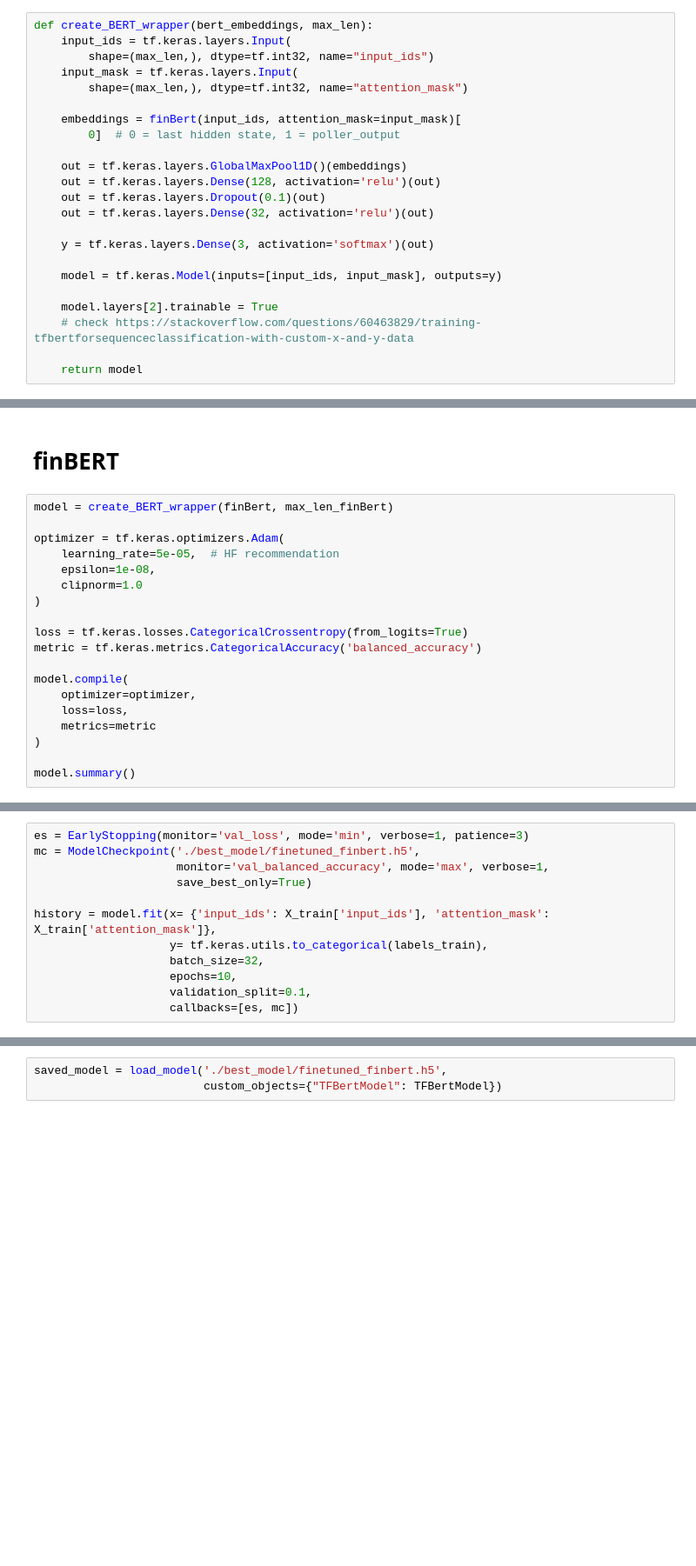
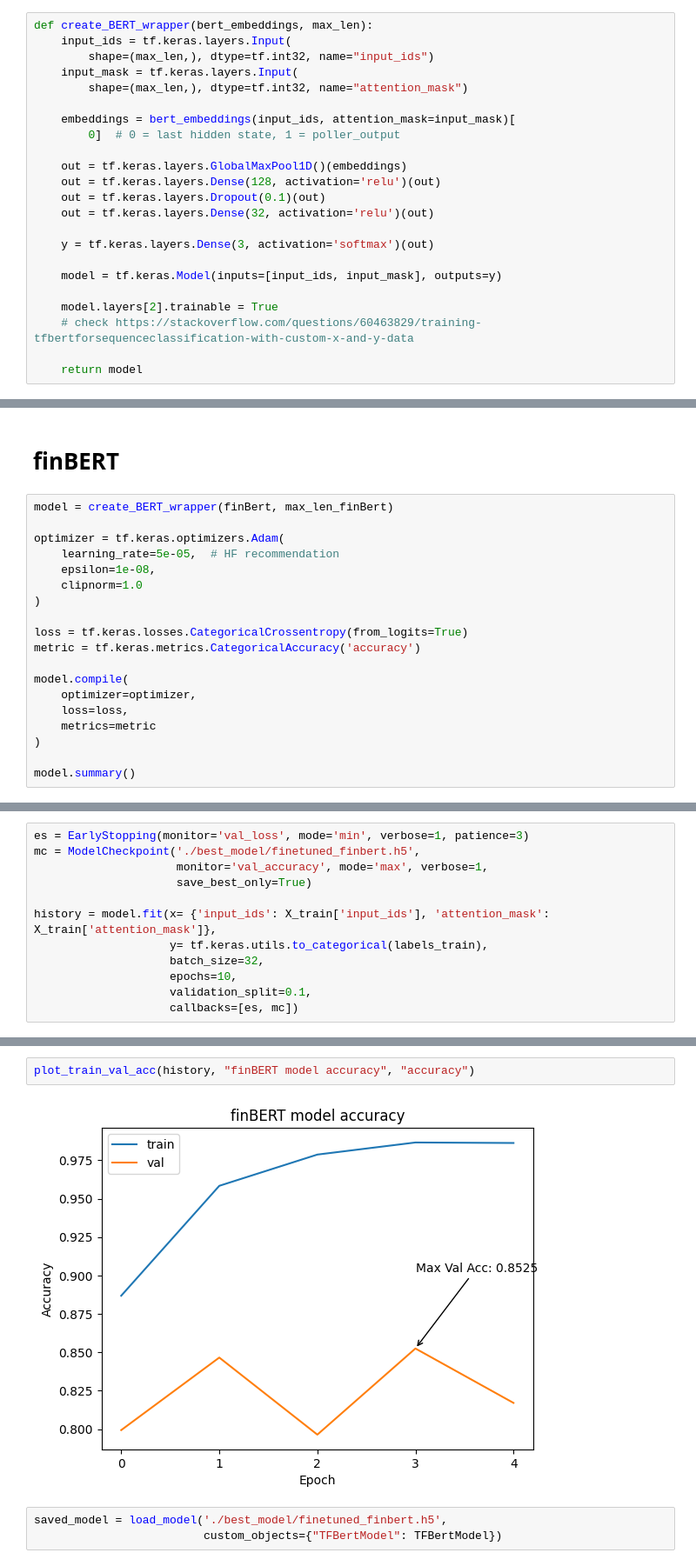
Before and after one commit to Francesco9932/financial-sentiment-analysis, a Jupyter notebook: financial-sentiment-analysis.ipynb, the cells around one changed output, grey strips where cells are left out. Shown at 87% size. Cells and saved outputs as stored; diff of their text form; blank space fills up the shorter version.

```diff
--- a/financial-sentiment-analysis.ipynb
+++ b/financial-sentiment-analysis.ipynb
@@ -224,7 +451,7 @@ def create_BERT_wrapper(bert_embeddings, max_len):
     input_mask = tf.keras.layers.Input(
         shape=(max_len,), dtype=tf.int32, name="attention_mask")
 
-    embeddings = finBert(input_ids, attention_mask=input_mask)[
+    embeddings = bert_embeddings(input_ids, attention_mask=input_mask)[
         0]  # 0 = last hidden state, 1 = poller_output
 
     out = tf.keras.layers.GlobalMaxPool1D()(embeddings)
@@ -374,7 +607,7 @@ optimizer = tf.keras.optimizers.Adam(
 )
 
 loss = tf.keras.losses.CategoricalCrossentropy(from_logits=True)
-metric = tf.keras.metrics.CategoricalAccuracy('balanced_accuracy')
+metric = tf.keras.metrics.CategoricalAccuracy('accuracy')
 
 model.compile(
     optimizer=optimizer,
@@ -386,7 +637,7 @@ model.summary()
 # %%
 es = EarlyStopping(monitor='val_loss', mode='min', verbose=1, patience=3)
 mc = ModelCheckpoint('./best_model/finetuned_finbert.h5',
-                     monitor='val_balanced_accuracy', mode='max', verbose=1,
+                     monitor='val_accuracy', mode='max', verbose=1,
                      save_best_only=True)
 
 history = model.fit(x= {'input_ids': X_train['input_ids'], 'attention_mask': X_train['attention_mask']},
@@ -398,3 +670,7 @@ history = model.fit(x= {'input_ids': X_train['input_ids'], 'attention_mask': X_t
+# %%
+plot_train_val_acc(history, "finBERT model accuracy", "accuracy")
+# %% [output]
+[figure, added]
 # %%
 saved_model = load_model('./best_model/finetuned_finbert.h5',
                          custom_objects={"TFBertModel": TFBertModel})
```
Also changed, not shown: parts of 36 cells of this notebook.
